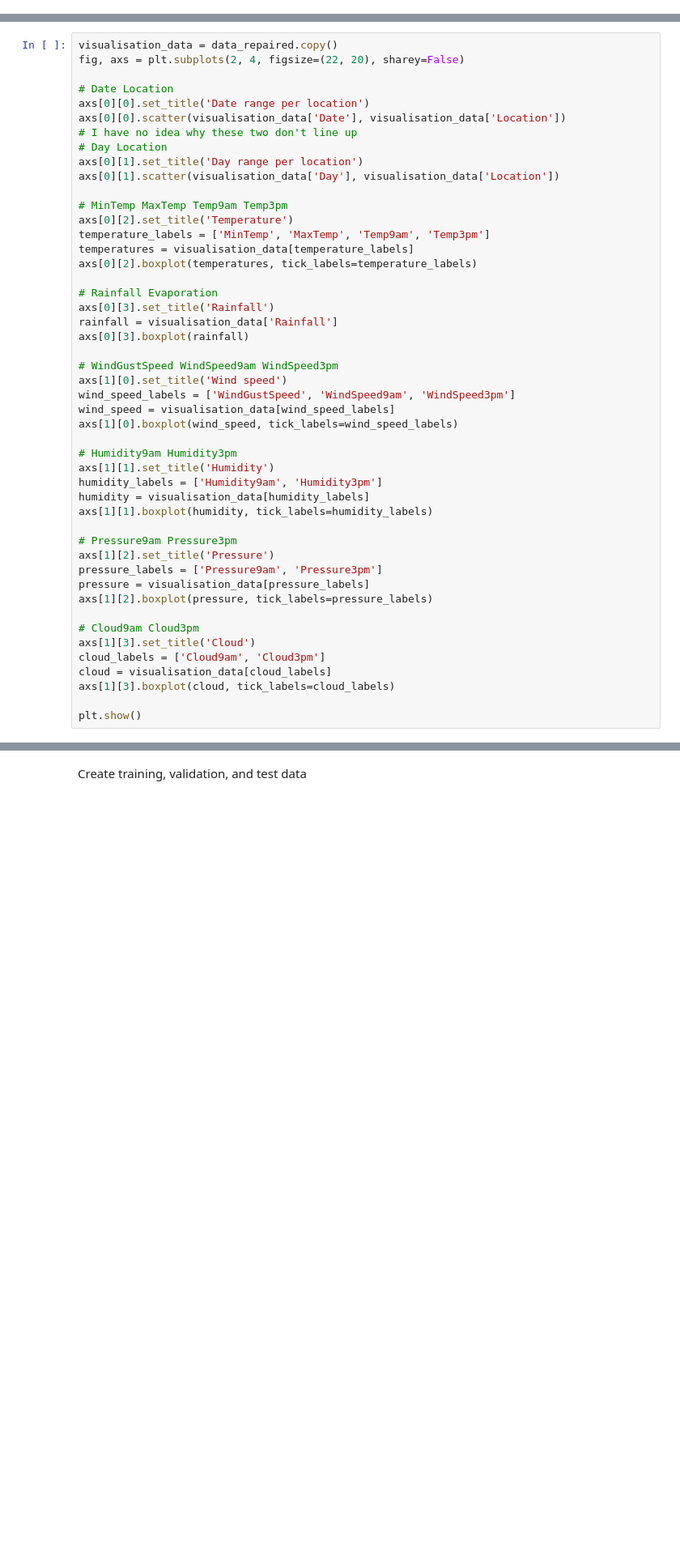
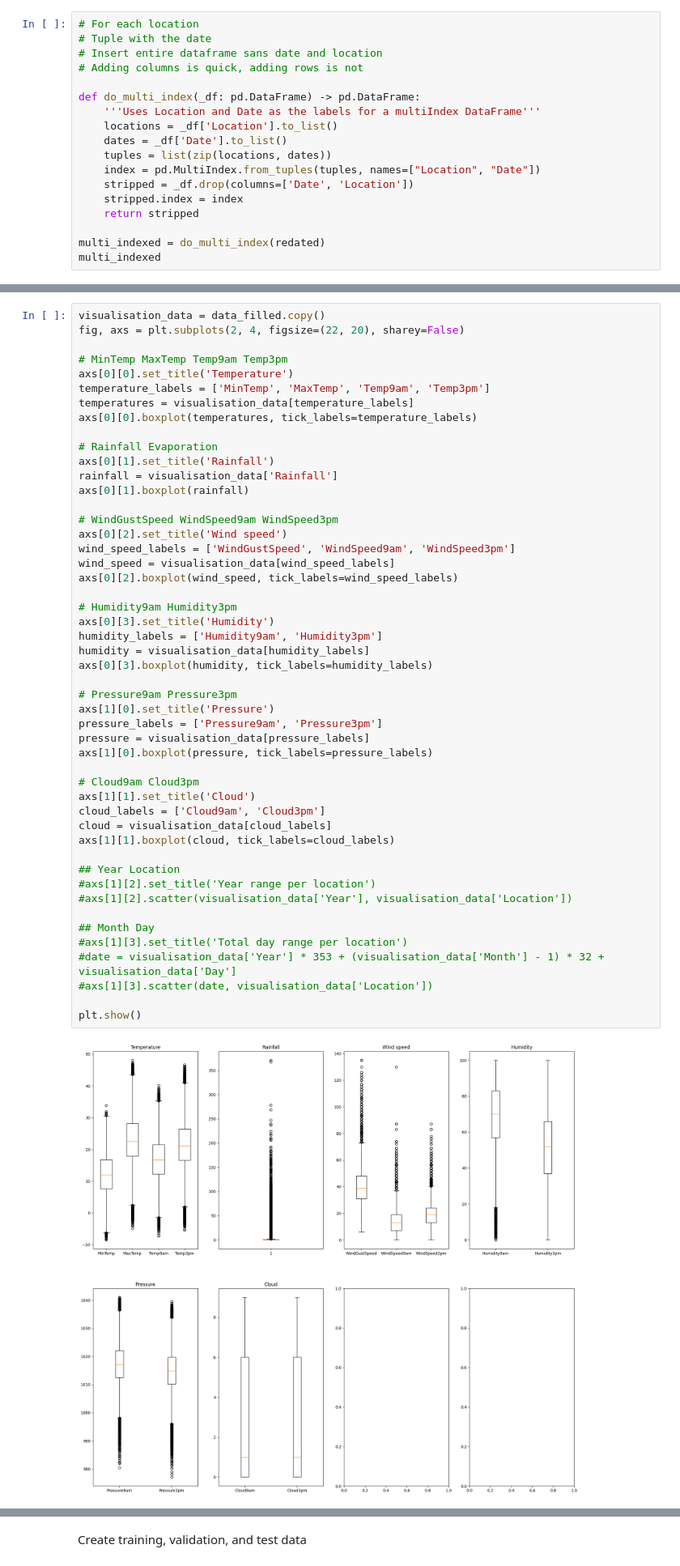
Before and after one commit to DylanGlenister/Innovation_Assign02, a Jupyter notebook: Dylan.ipynb, the cells around one changed output, grey strips where cells are left out. Shown at 81% size. Saved outputs shown, nothing was run; the diff lists cells and outputs as text; blank space fills up the shorter version.

```diff
--- a/Dylan.ipynb
+++ b/Dylan.ipynb
@@ -37,0 +98,18 @@ print(raw_data)
+# %%
+# For each location
+# Tuple with the date
+# Insert entire dataframe sans date and location
+# Adding columns is quick, adding rows is not
+
+def do_multi_index(_df: pd.DataFrame) -> pd.DataFrame:
+	'''Uses Location and Date as the labels for a multiIndex DataFrame'''
+	locations = _df['Location'].to_list()
+	dates = _df['Date'].to_list()
+	tuples = list(zip(locations, dates))
+	index = pd.MultiIndex.from_tuples(tuples, names=["Location", "Date"])
+	stripped = _df.drop(columns=['Date', 'Location'])
+	stripped.index = index
+	return stripped
+
+multi_indexed = do_multi_index(redated)
+multi_indexed
@@ -65,50 +231,53 @@ data_repaired.describe()
 # %%
-visualisation_data = data_repaired.copy()
+visualisation_data = data_filled.copy()
 fig, axs = plt.subplots(2, 4, figsize=(22, 20), sharey=False)
 
-# Date Location
-axs[0][0].set_title('Date range per location')
-axs[0][0].scatter(visualisation_data['Date'], visualisation_data['Location'])
-# I have no idea why these two don't line up
-# Day Location
-axs[0][1].set_title('Day range per location')
-axs[0][1].scatter(visualisation_data['Day'], visualisation_data['Location'])
-
 # MinTemp MaxTemp Temp9am Temp3pm
-axs[0][2].set_title('Temperature')
+axs[0][0].set_title('Temperature')
 temperature_labels = ['MinTemp', 'MaxTemp', 'Temp9am', 'Temp3pm']
 temperatures = visualisation_data[temperature_labels]
-axs[0][2].boxplot(temperatures, tick_labels=temperature_labels)
+axs[0][0].boxplot(temperatures, tick_labels=temperature_labels)
 
 # Rainfall Evaporation
-axs[0][3].set_title('Rainfall')
+axs[0][1].set_title('Rainfall')
 rainfall = visualisation_data['Rainfall']
-axs[0][3].boxplot(rainfall)
+axs[0][1].boxplot(rainfall)
 
 # WindGustSpeed WindSpeed9am WindSpeed3pm
-axs[1][0].set_title('Wind speed')
+axs[0][2].set_title('Wind speed')
 wind_speed_labels = ['WindGustSpeed', 'WindSpeed9am', 'WindSpeed3pm']
 wind_speed = visualisation_data[wind_speed_labels]
-axs[1][0].boxplot(wind_speed, tick_labels=wind_speed_labels)
+axs[0][2].boxplot(wind_speed, tick_labels=wind_speed_labels)
 
 # Humidity9am Humidity3pm
-axs[1][1].set_title('Humidity')
+axs[0][3].set_title('Humidity')
 humidity_labels = ['Humidity9am', 'Humidity3pm']
 humidity = visualisation_data[humidity_labels]
-axs[1][1].boxplot(humidity, tick_labels=humidity_labels)
+axs[0][3].boxplot(humidity, tick_labels=humidity_labels)
 
 # Pressure9am Pressure3pm
-axs[1][2].set_title('Pressure')
+axs[1][0].set_title('Pressure')
 pressure_labels = ['Pressure9am', 'Pressure3pm']
 pressure = visualisation_data[pressure_labels]
-axs[1][2].boxplot(pressure, tick_labels=pressure_labels)
+axs[1][0].boxplot(pressure, tick_labels=pressure_labels)
 
 # Cloud9am Cloud3pm
-axs[1][3].set_title('Cloud')
+axs[1][1].set_title('Cloud')
 cloud_labels = ['Cloud9am', 'Cloud3pm']
 cloud = visualisation_data[cloud_labels]
-axs[1][3].boxplot(cloud, tick_labels=cloud_labels)
+axs[1][1].boxplot(cloud, tick_labels=cloud_labels)
+
+## Year Location
+#axs[1][2].set_title('Year range per location')
+#axs[1][2].scatter(visualisation_data['Year'], visualisation_data['Location'])
+
+## Month Day
+#axs[1][3].set_title('Total day range per location')
+#date = visualisation_data['Year'] * 353 + (visualisation_data['Month'] - 1) * 32 + visualisation_data['Day']
+#axs[1][3].scatter(date, visualisation_data['Location'])
 
 plt.show()
+# %% [output]
+[figure, added]
 # %%
 plt.figure(figsize=(12, 10))
```
Also changed, not shown: parts of 15 cells of this notebook.
